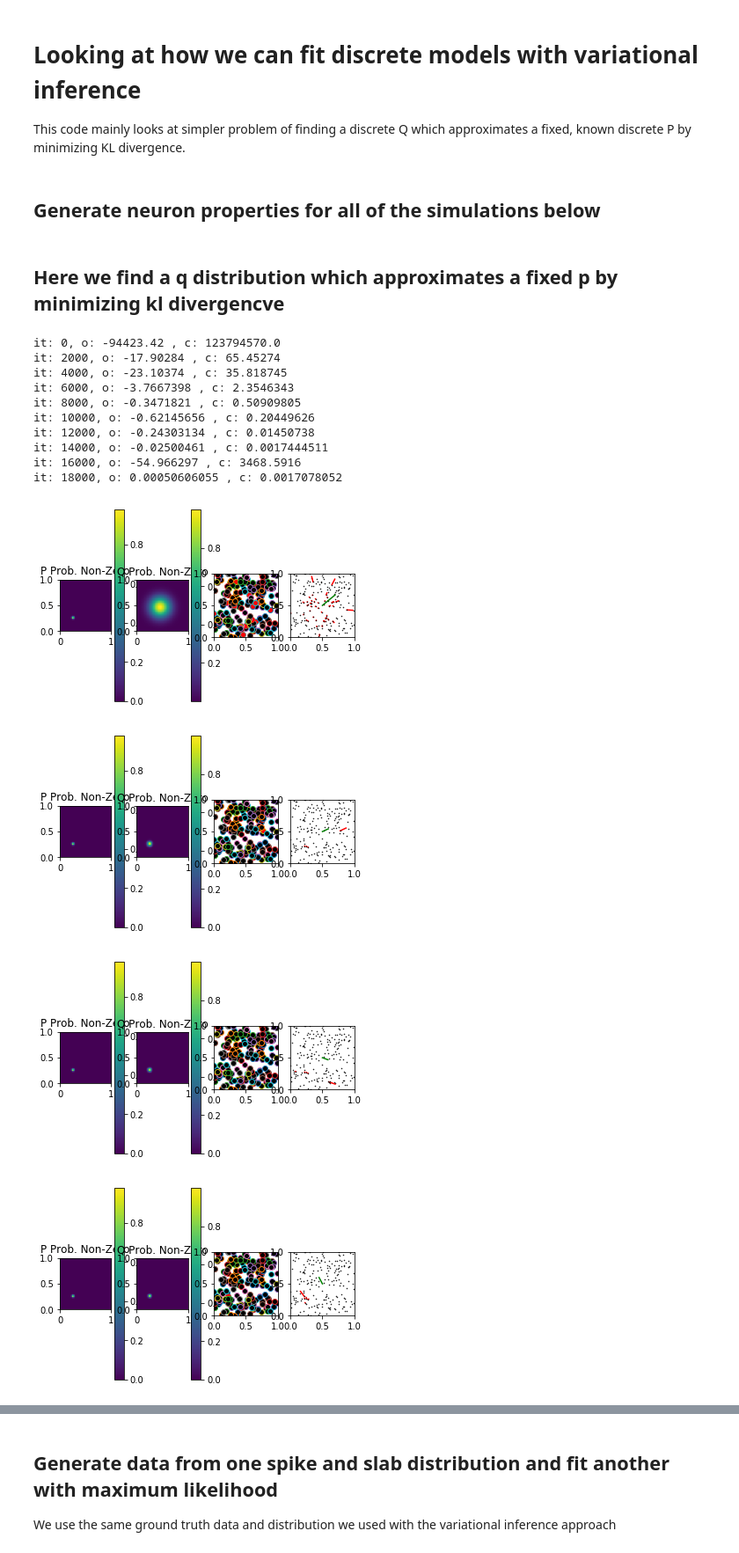
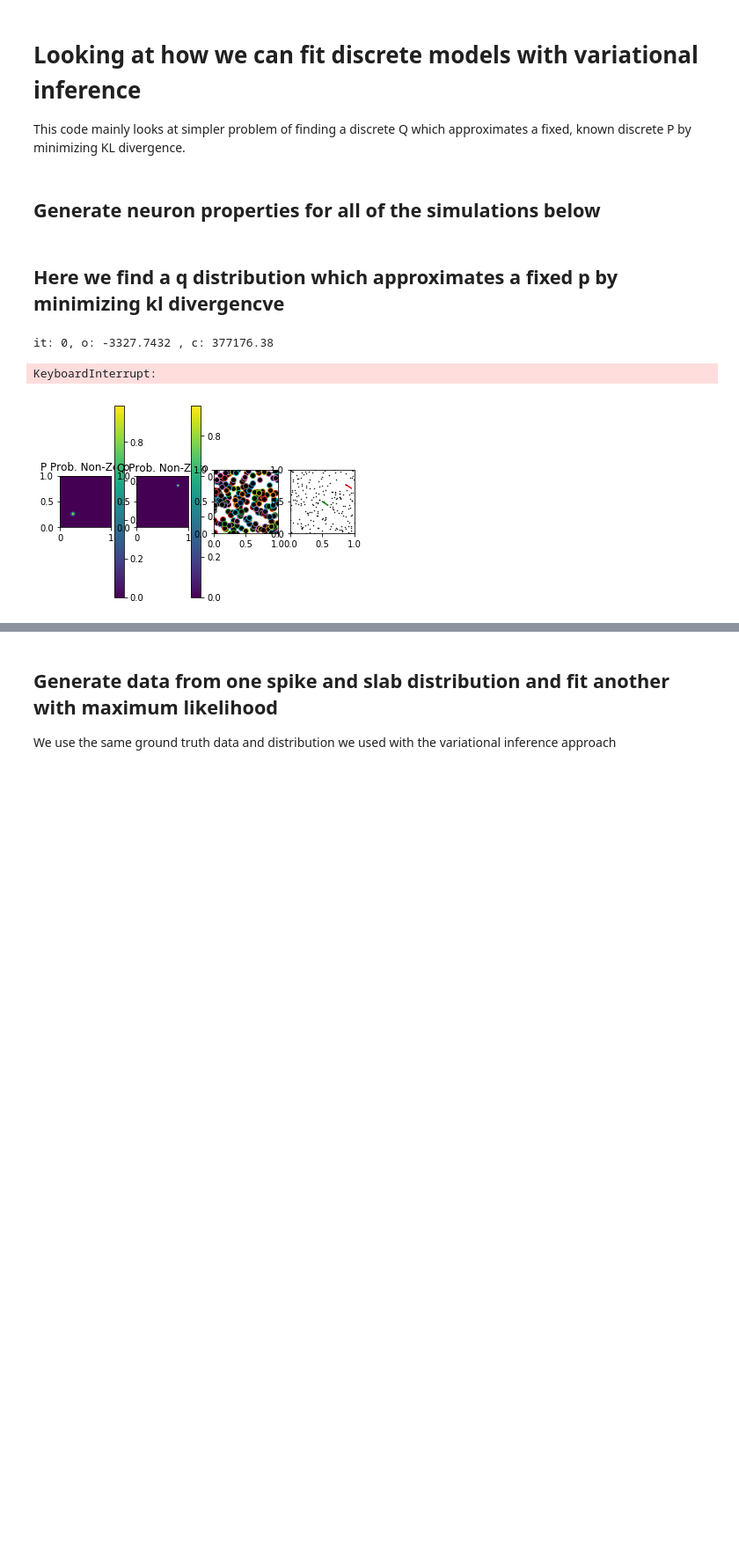
Before and after one commit to wbishopJanelia/janelia_core, a Jupyter notebook: development/discrete_kl_fitting.ipynb, the cells around one changed output, grey strips where cells are left out. Shown at 88% size. Saved outputs shown, nothing was run; the diff lists cells and outputs as text; code cells hidden in the pictures; blank space fills up the shorter version.

```diff
--- a/development/discrete_kl_fitting.ipynb
+++ b/development/discrete_kl_fitting.ipynb
@@ -39,7 +39,7 @@ neuron_props = torch.zeros(n_neurons, 2).uniform_()
 p_log_prob_fcn = LogBumpFcn(2)
 p_log_prob_fcn.log_gain_vl.v.data = torch.tensor([10.0])
 p_log_prob_fcn.ctr.data = torch.tensor([.25, .25])
-p_log_prob_fcn.ctr_stds.v.data = torch.tensor([-4.0, -4.0])
+p_log_prob_fcn.ctr_stds.v.data = torch.tensor([-3.5, -3.5])
 p = BernoulliCondDistribution(p_log_prob_fcn)
 
 q_log_prob_fcn = LogBumpFcn(2, f_type='exp')
@@ -70,7 +70,7 @@ params = [{'params': q.log_prob_fcn.ctr_stds.parameters(), 'lr': .01},
 optim = torch.optim.Adam(params=params, lr=.01)
 c_optim = torch.optim.Adam(params=c_net.parameters(), lr=.01)
 
-n_its = 20000
+n_its = 10000
 batch_size = n_neurons # Set this to more than the number of samples to have more Q samples than neurons
 o_vls = np.zeros(n_its)
 sum_l = np.zeros(n_its)
@@ -104,45 +104,34 @@ for i in range(n_its):
     if enforce_borders:
         with torch.no_grad():
             cur_c = q.log_prob_fcn.ctr.data.detach().numpy()
             cur_c[0] = np.min([np.max([cur_c[0], lower_border]), upper_border])
             cur_c[1] = np.min([np.max([cur_c[0], lower_border]), upper_border])
             q.log_prob_fcn.ctr.data = torch.from_numpy(cur_c)
 
     record_o = o.detach().numpy()
     record_c = c_obj.detach().numpy()
-    if i % 2000 == 0:
+    if i % 1000 == 0:
         print('it: ' + str(i) + ', o: ' + str(record_o), ', c: ' + str(record_c))
         j_range = np.arange(0, neuron_props.shape[0], 10)
         l_d = l.detach().numpy()
         smp_i_plot = smp_i.detach().numpy()
 
         grads = np.zeros([len(j_range), 2])
         for j_i, j in enumerate(j_range):
             optim.zero_grad()
             with torch.no_grad():
                 l_j = (q.log_prob(neuron_props[j, :].unsqueeze(0), smp_i[j].unsqueeze(0)) -
                         p.log_prob(neuron_props[j, :].unsqueeze(0), smp_i[j].unsqueeze(0)))
 
             o_j = l_j*q.log_prob(neuron_props[j, :].unsqueeze(0), smp_i[j].reshape([1]))
             o_j.backward()
             grads[j_i,:] = q.log_prob_fcn.ctr.grad.data.numpy().copy()
 
         make_bernoulli_vi_debug_figure(q, p, smp_x=neuron_props[j_range], smp_y=smp_i_plot[j_range],
                                        grads=grads)
 
     o_vls[i] = record_o
 # %% [output]
-it: 0, o: -94423.42 , c: 123794570.0
-it: 2000, o: -17.90284 , c: 65.45274
-it: 4000, o: -23.10374 , c: 35.818745
-it: 6000, o: -3.7667398 , c: 2.3546343
-it: 8000, o: -0.3471821 , c: 0.50909805
-it: 10000, o: -0.62145656 , c: 0.20449626
-it: 12000, o: -0.24303134 , c: 0.01450738
-it: 14000, o: -0.02500461 , c: 0.0017444511
-it: 16000, o: -54.966297 , c: 3468.5916
-it: 18000, o: 0.00050606055 , c: 0.0017078052
+it: 0, o: -3327.7432 , c: 377176.38
+KeyboardInterrupt:
-[figure, old version]
+[figure, new version]
-[figure, removed]
-[figure, removed]
-[figure, removed]
```
Also changed, not shown: parts of 1 cell of this notebook, 6 other files.
